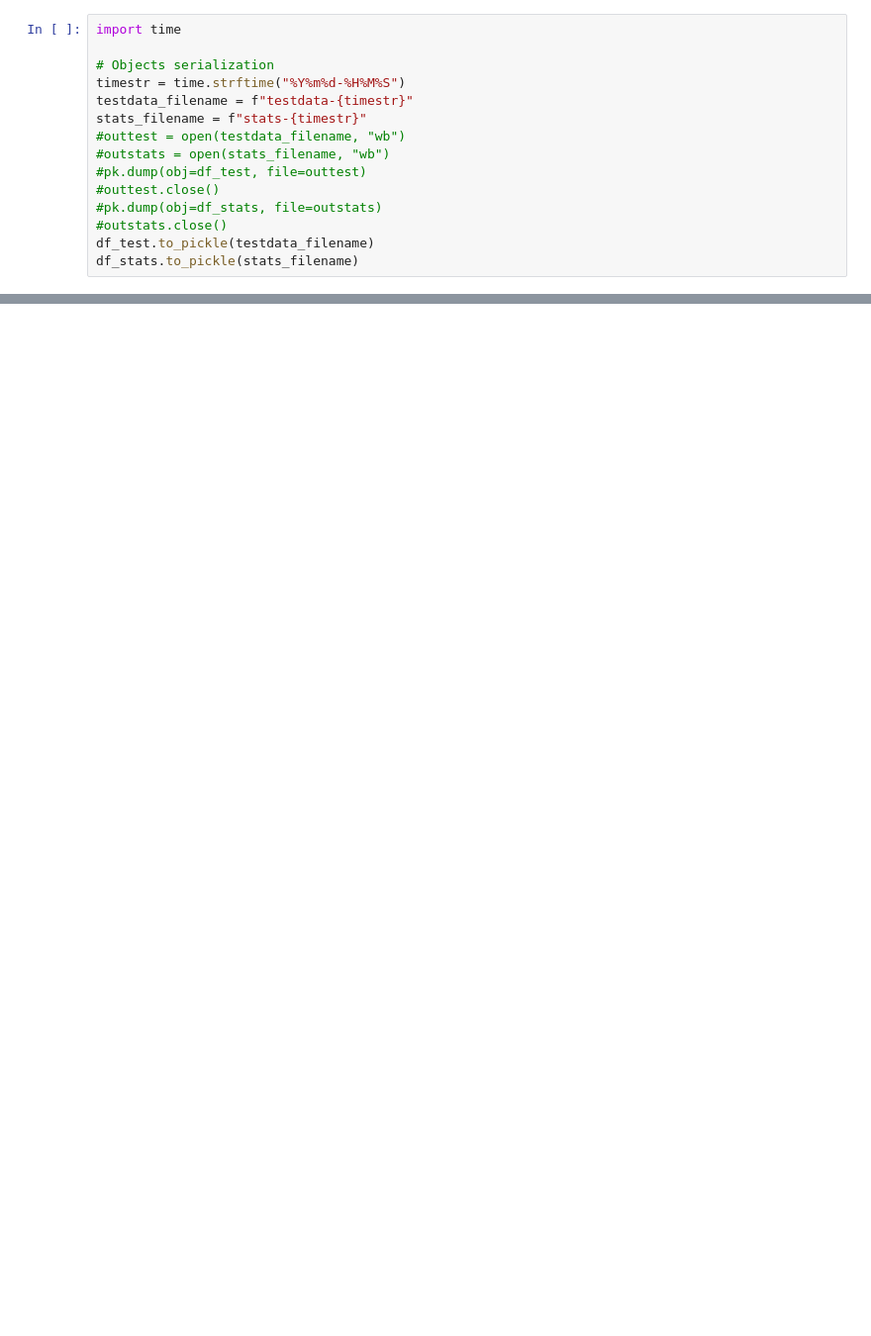
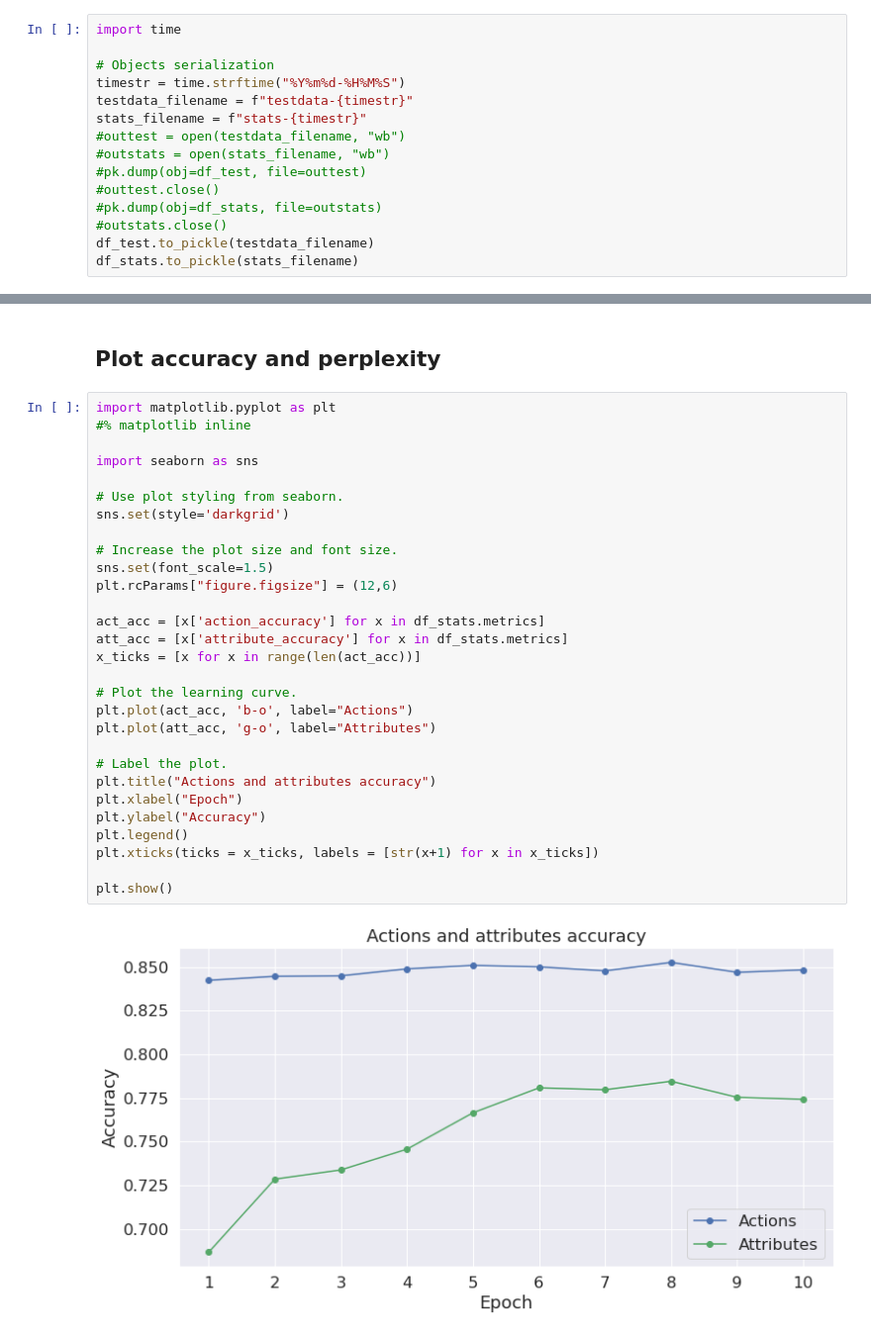
Before and after one commit to jmcrav/ActionPrediction4CA, a Jupyter notebook: colabNotebooks/MyBERT-local-machine.ipynb, the cells around one changed output, grey strips where cells are left out. Shown at 99% size. Cells and saved outputs as stored; diff of their text form; blank space fills up the shorter version.

```diff
--- a/colabNotebooks/MyBERT-local-machine.ipynb
+++ b/colabNotebooks/MyBERT-local-machine.ipynb
@@ -1775,0 +1792,33 @@ plt.show()
+# %% [markdown]
+## Plot accuracy and perplexity
+# %%
+import matplotlib.pyplot as plt
+#% matplotlib inline
+
+import seaborn as sns
+
+# Use plot styling from seaborn.
+sns.set(style='darkgrid')
+
+# Increase the plot size and font size.
+sns.set(font_scale=1.5)
+plt.rcParams["figure.figsize"] = (12,6)
+
+act_acc = [x['action_accuracy'] for x in df_stats.metrics]
+att_acc = [x['attribute_accuracy'] for x in df_stats.metrics]
+x_ticks = [x for x in range(len(act_acc))]
+
+# Plot the learning curve.
+plt.plot(act_acc, 'b-o', label="Actions")
+plt.plot(att_acc, 'g-o', label="Attributes")
+
+# Label the plot.
+plt.title("Actions and attributes accuracy")
+plt.xlabel("Epoch")
+plt.ylabel("Accuracy")
+plt.legend()
+plt.xticks(ticks = x_ticks, labels = [str(x+1) for x in x_ticks])
+
+plt.show()
+# %% [output]
+[figure, added]
```
Also changed, not shown: parts of 17 cells of this notebook, 2 other files.
